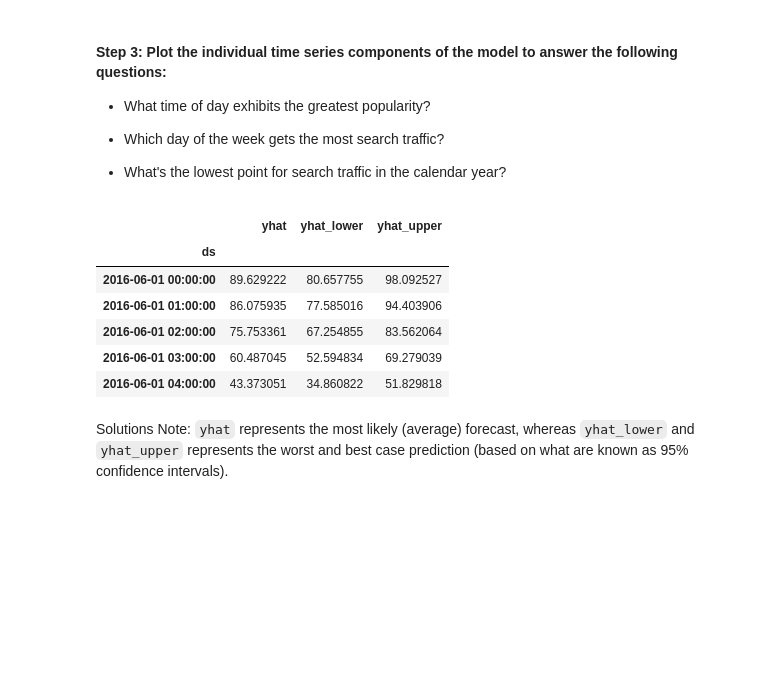
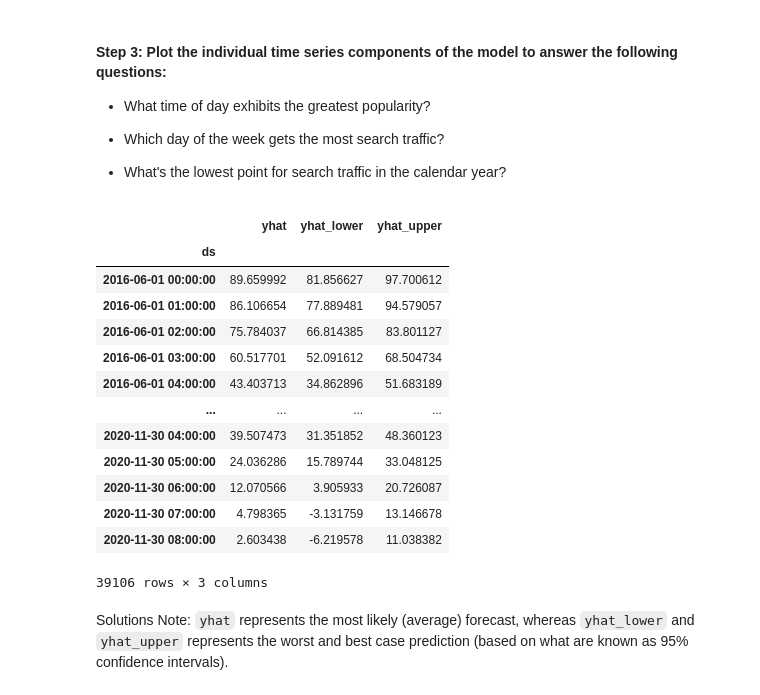
Before and after one commit to lcanjar/prophet-challenge, a Jupyter notebook: forecasting_net_prophet.ipynb, the cells around one changed output. Cells and saved outputs as stored; diff of their text form; code cells hidden in the pictures; blank space fills up the shorter version.

```diff
--- a/forecasting_net_prophet.ipynb
+++ b/forecasting_net_prophet.ipynb
@@ -417,6 +390,0 @@ display(df_mercado_trends.tail(5))
-# %%
-# Call the Prophet function, store as an object
-m = Prophet()
-# %%
-# Fit the time-series model.
-m.fit(df_mercado_trends)
@@ -475,17 +440,25 @@ display(future_mercado_trends.head(5))
 * What's the lowest point for search traffic in the calendar year?
 # %%
 # Set the index in the forecast_mercado_trends DataFrame to the ds datetime column
-
+future_mercado_trends = future_mercado_trends.set_index('ds')
 
 # View the only the yhat,yhat_lower and yhat_upper columns from the DataFrame
+display(future_mercado_trends[['yhat', 'yhat_lower', 'yhat_upper']])
 # %% [output]
 |  | yhat | yhat_lower | yhat_upper |
 | ds |  |  |  |
-| 2016-06-01 00:00:00 | 89.629222 | 80.657755 | 98.092527 |
-| 2016-06-01 01:00:00 | 86.075935 | 77.585016 | 94.403906 |
-| 2016-06-01 02:00:00 | 75.753361 | 67.254855 | 83.562064 |
-| 2016-06-01 03:00:00 | 60.487045 | 52.594834 | 69.279039 |
-| 2016-06-01 04:00:00 | 43.373051 | 34.860822 | 51.829818 |
+| 2016-06-01 00:00:00 | 89.659992 | 81.856627 | 97.700612 |
+| 2016-06-01 01:00:00 | 86.106654 | 77.889481 | 94.579057 |
+| 2016-06-01 02:00:00 | 75.784037 | 66.814385 | 83.801127 |
+| 2016-06-01 03:00:00 | 60.517701 | 52.091612 | 68.504734 |
+| 2016-06-01 04:00:00 | 43.403713 | 34.862896 | 51.683189 |
+| ... | ... | ... | ... |
+| 2020-11-30 04:00:00 | 39.507473 | 31.351852 | 48.360123 |
+| 2020-11-30 05:00:00 | 24.036286 | 15.789744 | 33.048125 |
+| 2020-11-30 06:00:00 | 12.070566 | 3.905933 | 20.726087 |
+| 2020-11-30 07:00:00 | 4.798365 | -3.131759 | 13.146678 |
+| 2020-11-30 08:00:00 | 2.603438 | -6.219578 | 11.038382 |
+39106 rows × 3 columns
 # %% [markdown]
 Solutions Note: `yhat` represents the most likely (average) forecast, whereas `yhat_lower` and `yhat_upper` represents the worst and best case prediction (based on what are known as 95% confidence intervals).
 # %%
```
Also changed, not shown: parts of 6 cells of this notebook.
